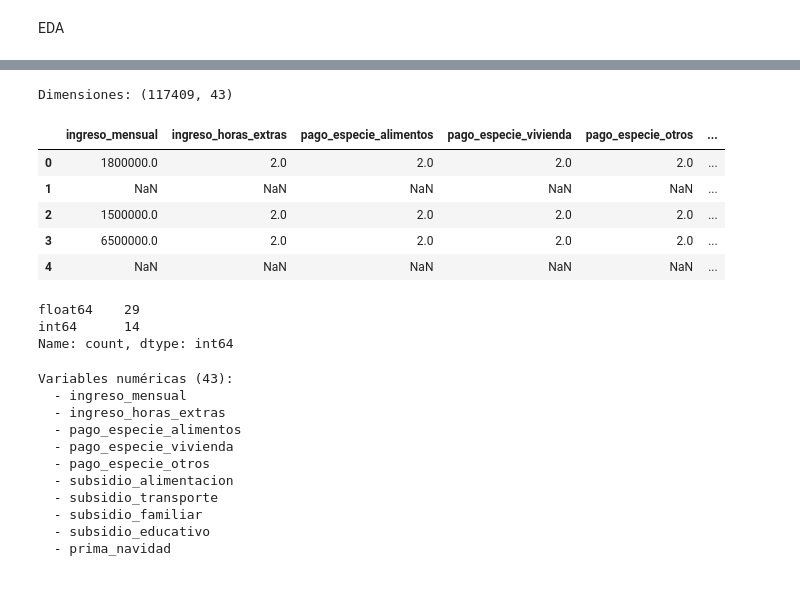
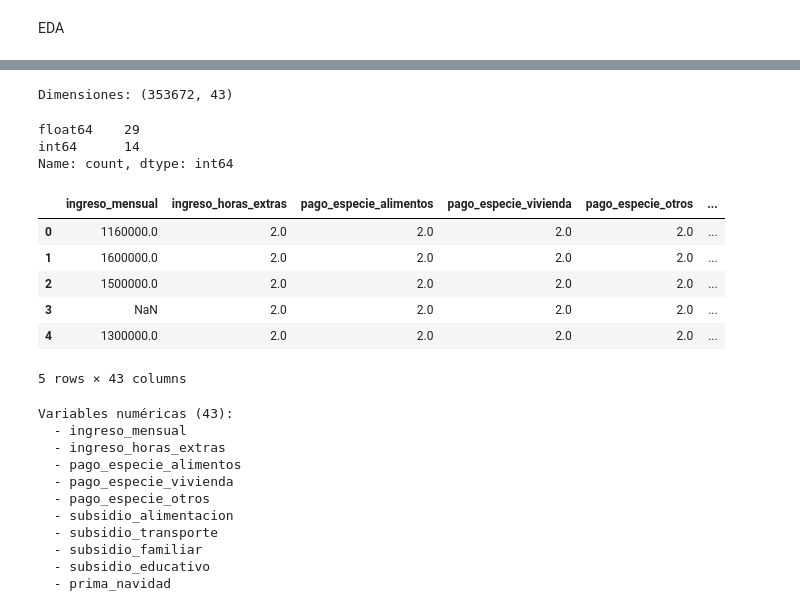
Before and after one commit to Carlos22709/Proyecto_final_analitica, a Jupyter notebook: merges2.ipynb, the cells around one changed output, grey strips where cells are left out. Drawn from its saved outputs; the diff is of its cells as text; code cells hidden in the pictures.

```diff
--- a/merges2.ipynb
+++ b/merges2.ipynb
@@ -407,7 +756,6 @@ ANUAL
 # %%
 # Lista con los nombres de los meses
-meses = ['Febrero',
-         'Julio','Septiembre', 'Noviembre', 'Diciembre']
+meses = ['Febrero','Julio', 'Septiembre', 'Diciembre']
 
 # Crear una lista con tus DataFrames y agregar columna del mes
 dataframes = []
@@ -572,22 +933,20 @@ Requirement already satisfied: six>=1.5 in c:\users\laura\anaconda3\envs\analiti
 # %%
 
 print("Dimensiones:", df_anual.shape)
-pd.set_option('display.max_columns', None)
+display(df_anual.dtypes.value_counts())
 df_anual.head(5)
 # %% [output]
-Dimensiones: (117409, 43)
+Dimensiones: (353672, 43)
+float64    29
+int64      14
+Name: count, dtype: int64
 |  | ingreso_mensual | ingreso_horas_extras | pago_especie_alimentos | pago_especie_vivienda | pago_especie_otros | ... |
-| 0 | 1800000.0 | 2.0 | 2.0 | 2.0 | 2.0 | ... |
-| 1 | NaN | NaN | NaN | NaN | NaN | ... |
+| 0 | 1160000.0 | 2.0 | 2.0 | 2.0 | 2.0 | ... |
+| 1 | 1600000.0 | 2.0 | 2.0 | 2.0 | 2.0 | ... |
 | 2 | 1500000.0 | 2.0 | 2.0 | 2.0 | 2.0 | ... |
-| 3 | 6500000.0 | 2.0 | 2.0 | 2.0 | 2.0 | ... |
-| 4 | NaN | NaN | NaN | NaN | NaN | ... |
+| 3 | NaN | 2.0 | 2.0 | 2.0 | 2.0 | ... |
+| 4 | 1300000.0 | 2.0 | 2.0 | 2.0 | 2.0 | ... |
+5 rows × 43 columns
-# %%
-df_anual.dtypes.value_counts()
-# %% [output]
-float64    29
-int64      14
-Name: count, dtype: int64
 # %%
 num_vars = df_anual.select_dtypes(include=["int64","float64"]).columns.tolist()
 
```
Also changed, not shown: parts of 70 cells of this notebook.
